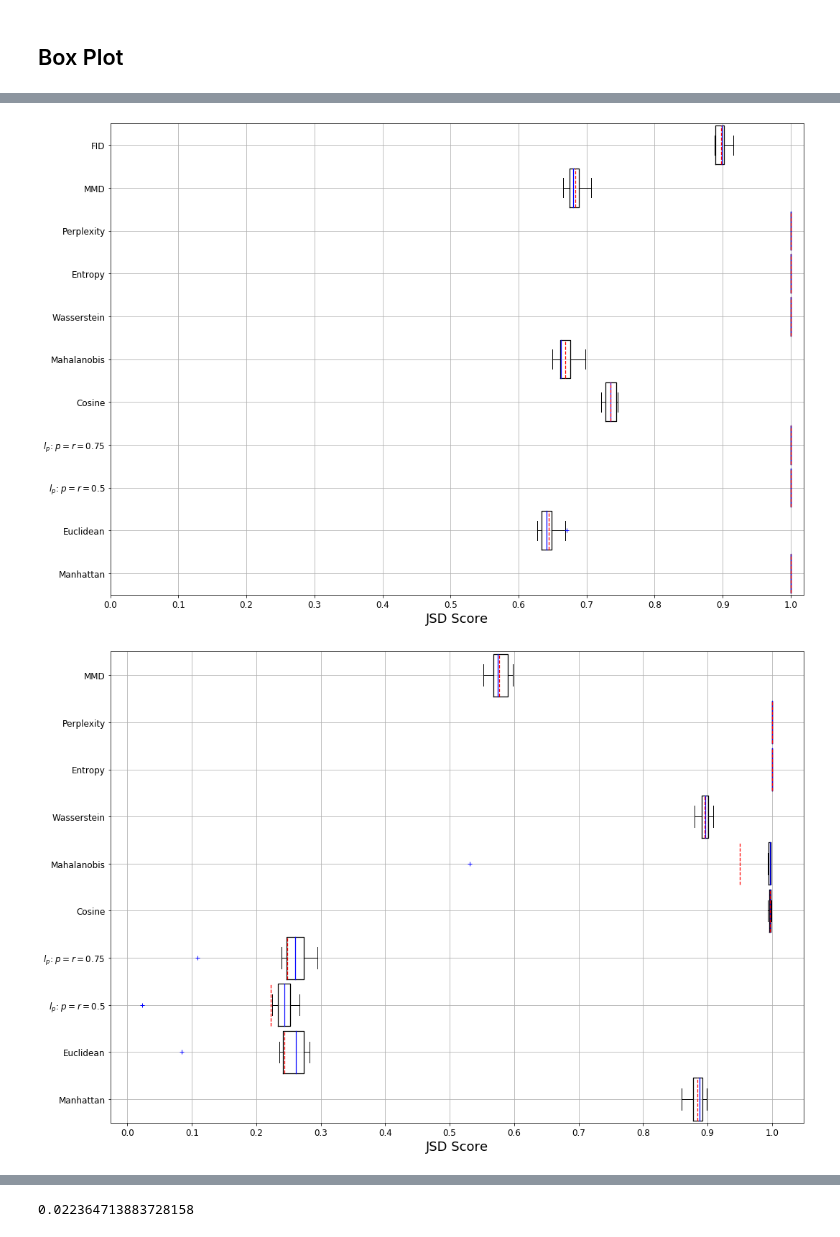
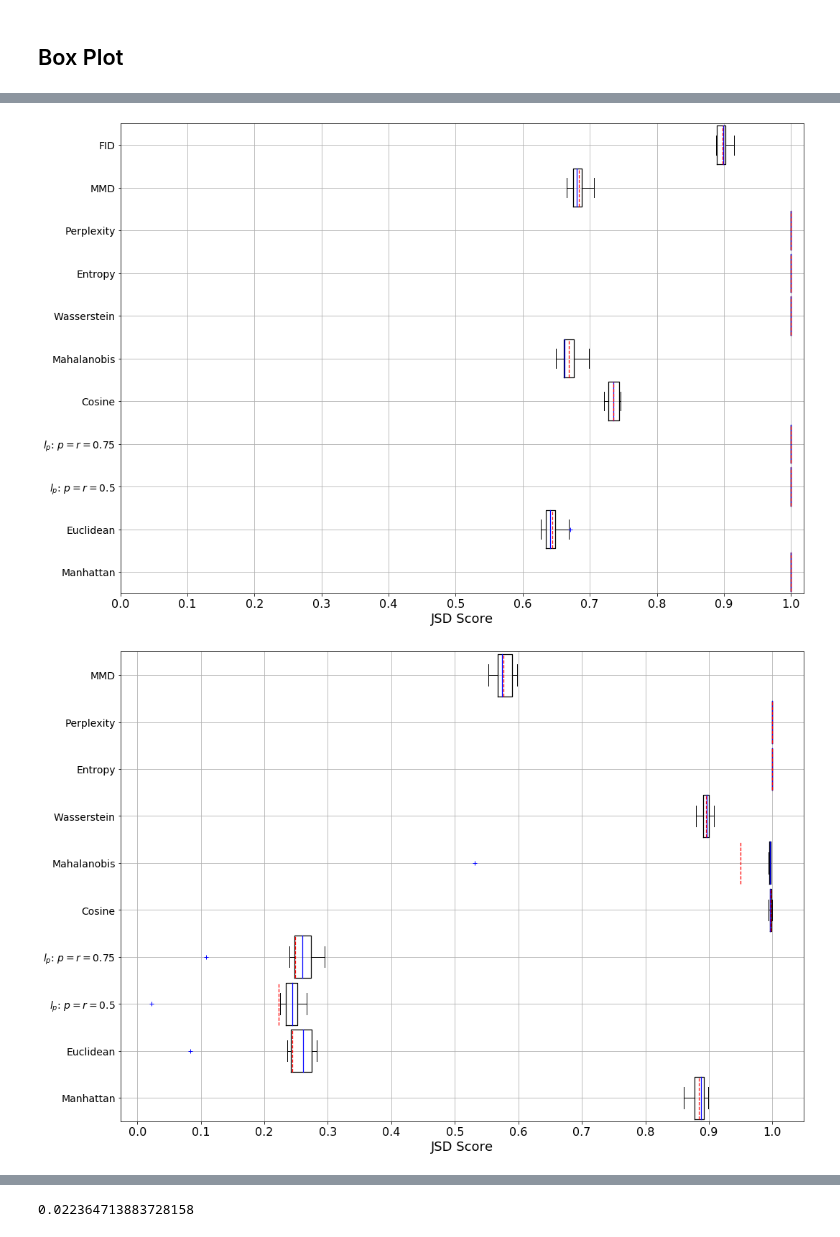
Before and after one commit to mwnewlin/AFIT, a Jupyter notebook: Thesis/code/thesis_project_disc_v2_host.ipynb, the cells around one changed output, grey strips where cells are left out. Drawn from its saved outputs; the diff is of its cells as text; code cells hidden in the pictures.

Commit message:
updated box and whisker plots

```diff
--- a/Thesis/code/thesis_project_disc_v2_host.ipynb
+++ b/Thesis/code/thesis_project_disc_v2_host.ipynb
@@ -1197,8 +1197,8 @@ for file_name in results_list:
     for cap in bp['caps']:
         cap.set(color='k',linewidth=1.0)
     plt.xlabel("JSD Score", fontsize=18)
-    plt.xticks(np.arange(0,1.01,0.1),fontsize=12)
-    plt.yticks(fontsize=12)
+    plt.xticks(np.arange(0,1.01,0.1),fontsize=16)
+    plt.yticks(fontsize=14)
     plt.tight_layout()
     plt.savefig('/home/mnewlin/git/AFIT/Thesis/code/figures/discriminative/eps/box_whisker_host_uniform_{}.pdf'.format(transforms[counter]))
     plt.show()
@@ -1223,5 +1223,5 @@ plt.show()
-[figure, old version]
+[figure, new version]
-[figure, old version]
+[figure, new version]
 |  | 0 | 1 | 2 | 3 | 4 | 5 | 6 | 7 | 8 | 9 | 10 |
 | count | 50.000000 | 50.000000 | 50.000000 | 50.000000 | 50.000000 | 50.000000 | 50.000000 | 50.000000 | 50.000000 | 50.000000 | 10.000000 |
 | mean | 0.612440 | 0.572674 | 0.808576 | 0.733242 | 0.923806 | 0.912869 | 0.979010 | 0.793358 | 0.833378 | 0.359961 | 0.897576 |
```
Also changed, not shown: parts of 2 cells of this notebook, 18 other files.
